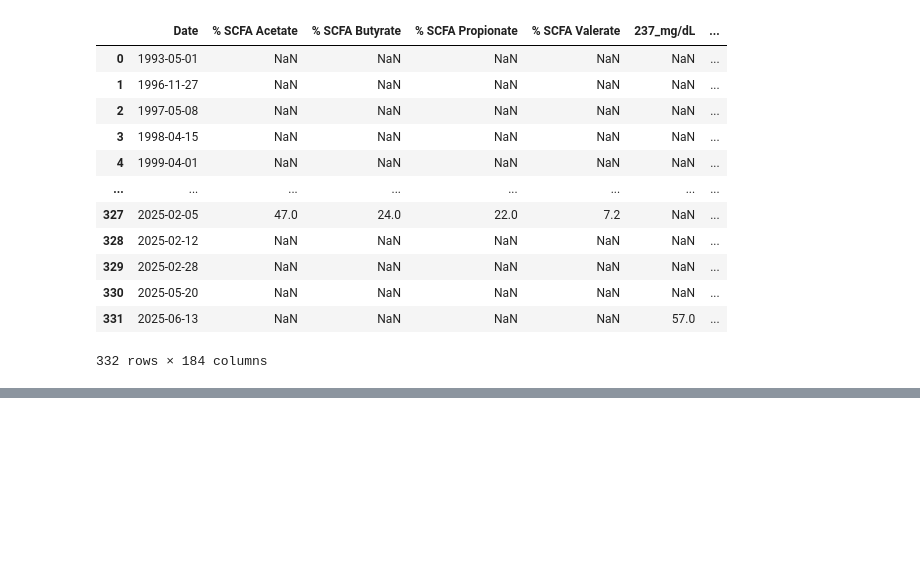
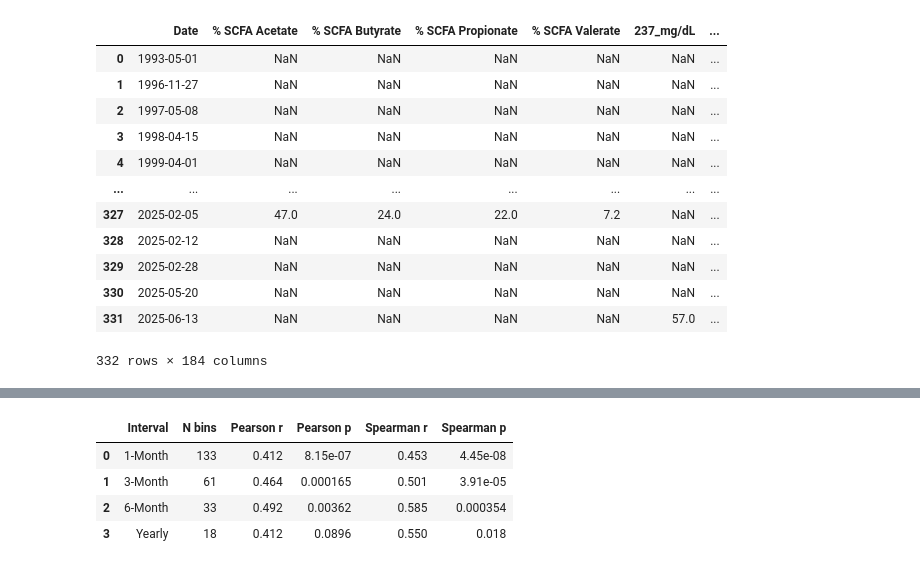
Before and after one commit to holliwood8/LargeLarryModelers, a Jupyter notebook: BioDiary_LS_EDA1.ipynb, the cells around one changed output, grey strips where cells are left out. Saved outputs shown, nothing was run; the diff lists cells and outputs as text; code cells hidden in the pictures; blank space fills up the shorter version.

```diff
--- a/BioDiary_LS_EDA1.ipynb
+++ b/BioDiary_LS_EDA1.ipynb
@@ -58,0 +168,82 @@ with pd.option_context("display.max_rows", None):
+# %%
+# prep
+df_plot = df_wideBioDairyLS.dropna(subset=["Total SCFA_mg/mL"]).copy()
+df_plot["Date"] = pd.to_datetime(df_plot["Date"], errors="coerce")
+df_plot = df_plot.sort_values("Date").set_index("Date")
+
+# interval order: 1M, 3M, 6M, 12M
+intervals = [
+                ("1M",  "1-Month"),
+                ("3M",  "3-Month"),
+                ("6M",  "6-Month"),
+                ("12M", "Yearly"),
+]
+
+results = []
+
+for rule, label in intervals:
+    # resample to interval bins (non-overlapping), take mean within each bin
+    df_bin = df_plot[["Weight_lbs", "Total SCFA_mg/mL"]].resample(rule).mean().dropna().reset_index()
+
+    x_time   = df_bin["Date"]
+    y_weight = df_bin["Weight_lbs"]
+    y_scfa   = df_bin["Total SCFA_mg/mL"]
+
+    # quick stats
+    if len(df_bin) >= 3:
+        pr, pp = pearsonr(y_weight, y_scfa)
+        sr, sp = spearmanr(y_weight, y_scfa)
+    else:
+        pr = pp = sr = sp = float("nan")
+
+    results.append({
+                    "Interval": label,
+                    "N bins": len(df_bin),
+                    "Pearson r": round(pr, 3) if pd.notna(pr) else pr,
+                    "Pearson p": f"{pp:.3g}" if pd.notna(pp) else pp,
+                    "Spearman r": round(sr, 3) if pd.notna(sr) else sr,
+                    "Spearman p": f"{sp:.3g}" if pd.notna(sp) else sp,
+    })
+
+    # plot
+    fig = go.Figure()
+
+    # Weight (left axis)
+    fig.add_trace(go.Scatter(
+                                x=x_time,
+                                y=y_weight,
+                                mode="lines+markers",
+                                name="Weight (lbs)",
+                                line=dict(width=3, color="black"),
+    ))
+
+    # SCFA (right axis)
+    fig.add_trace(go.Scatter(
+                                x=x_time,
+                                y=y_scfa,
+                                mode="lines+markers",
+                                name="Total SCFA (mg/mL)",
+                                line=dict(width=2, color="blue"),
+                                yaxis="y2"
+    ))
+
+    fig.update_layout(
+                        title=f"Weight vs Total SCFA Over Time ({label} Interval Means)",
+                        xaxis=dict(title="Date", dtick="M3", tickformat="%b %Y"),
+                        yaxis=dict(title="Weight (lbs)", side="left"),
+                        yaxis2=dict(title="Total SCFA (mg/mL)", overlaying="y", side="right"),
+                        legend=dict(x=0.01, y=0.99, bordercolor="lightgray", borderwidth=1),
+                        template="plotly_white"
+    )
+
+    fig.show()
+
+# summary table
+df_results = pd.DataFrame(results, columns=["Interval","N bins","Pearson r","Pearson p","Spearman r","Spearman p"])
+df_results
+# %% [output]
+|  | Interval | N bins | Pearson r | Pearson p | Spearman r | Spearman p |
+| 0 | 1-Month | 133 | 0.412 | 8.15e-07 | 0.453 | 4.45e-08 |
+| 1 | 3-Month | 61 | 0.464 | 0.000165 | 0.501 | 3.91e-05 |
+| 2 | 6-Month | 33 | 0.492 | 0.00362 | 0.585 | 0.000354 |
+| 3 | Yearly | 18 | 0.412 | 0.0896 | 0.550 | 0.018 |
```
Also changed, not shown: parts of 4 cells of this notebook.
